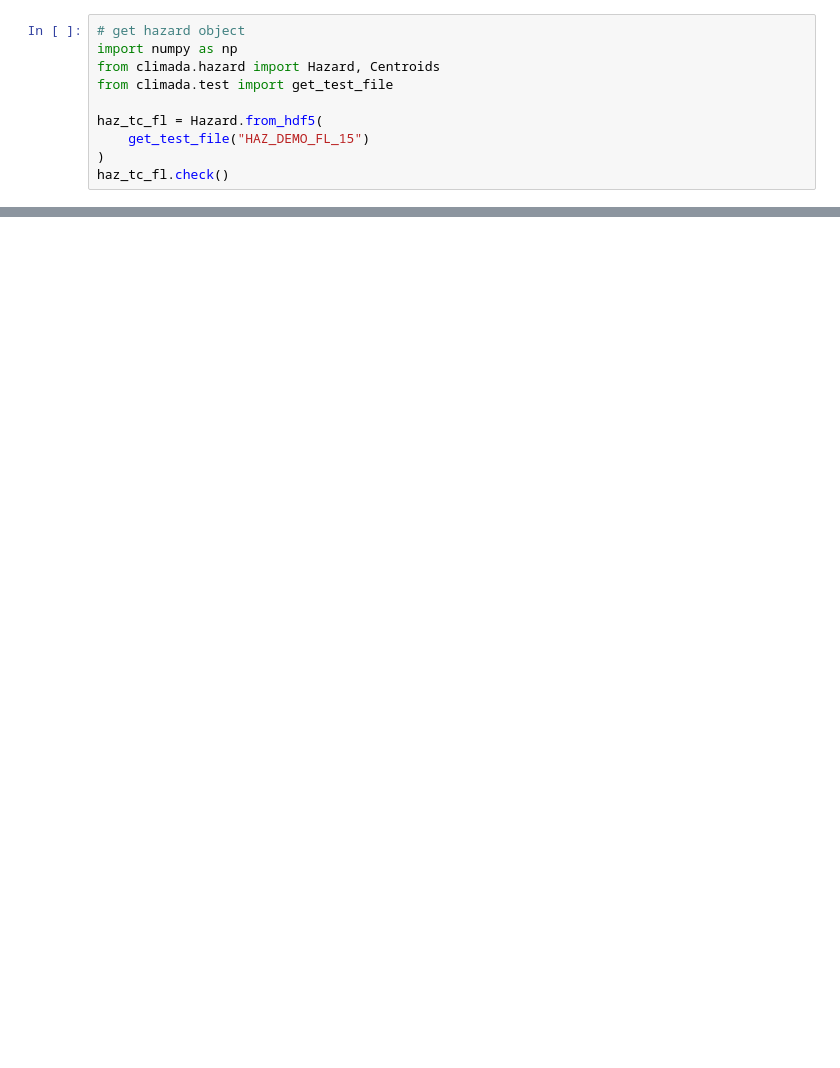
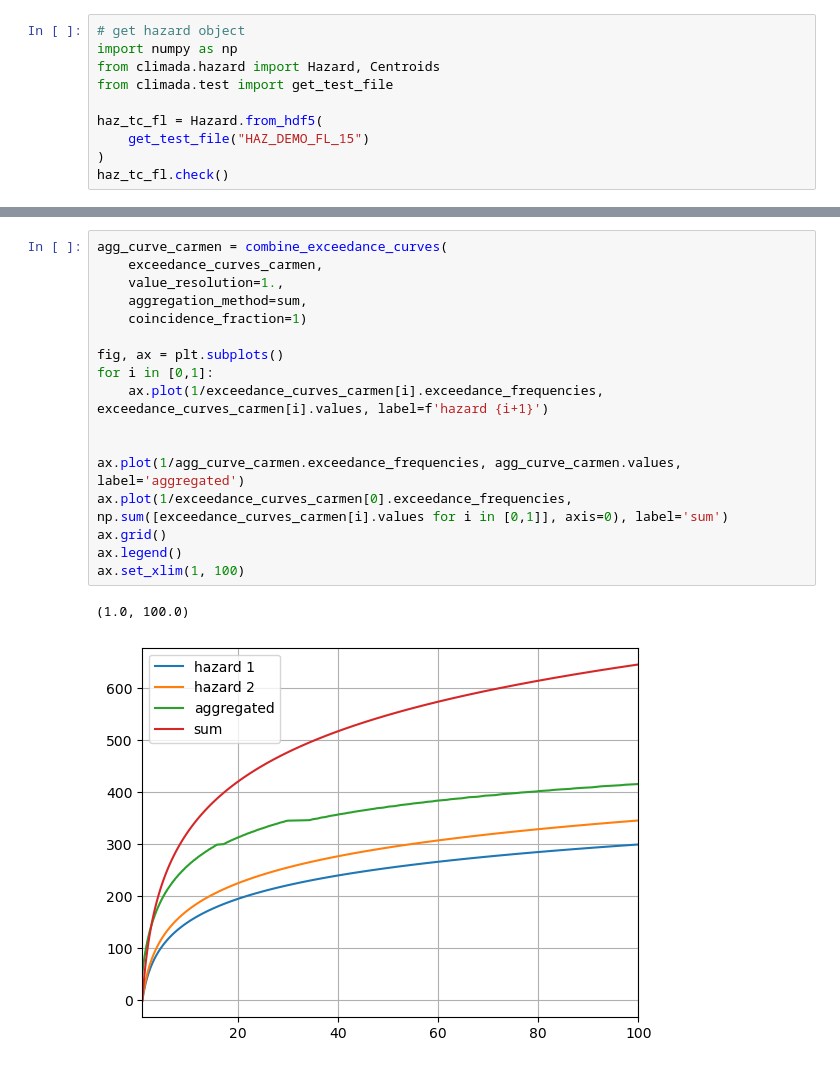
Before and after one commit to ValentinGebhart/exceedance_frequency_curves, a Jupyter notebook: example.ipynb, the cells around one changed output, grey strips where cells are left out. Saved outputs shown, nothing was run; the diff lists cells and outputs as text; blank space fills up the shorter version.

```diff
--- a/example.ipynb
+++ b/example.ipynb
@@ -99,0 +117,20 @@ agg_rp_curve.plot_exceedance_instensity_curve()
+# %%
+agg_curve_carmen = combine_exceedance_curves(
+    exceedance_curves_carmen,
+    value_resolution=1.,
+    aggregation_method=sum,
+    coincidence_fraction=1)
+
+fig, ax = plt.subplots()
+for i in [0,1]:
+    ax.plot(1/exceedance_curves_carmen[i].exceedance_frequencies, exceedance_curves_carmen[i].values, label=f'hazard {i+1}')
+
+
+ax.plot(1/agg_curve_carmen.exceedance_frequencies, agg_curve_carmen.values, label='aggregated')
+ax.plot(1/exceedance_curves_carmen[0].exceedance_frequencies, np.sum([exceedance_curves_carmen[i].values for i in [0,1]], axis=0), label='sum')
+ax.grid()
+ax.legend()
+ax.set_xlim(1, 100)
+# %% [output]
+(1.0, 100.0)
+[figure, added]
```
Also changed, not shown: parts of 20 cells of this notebook, 1 other file.
